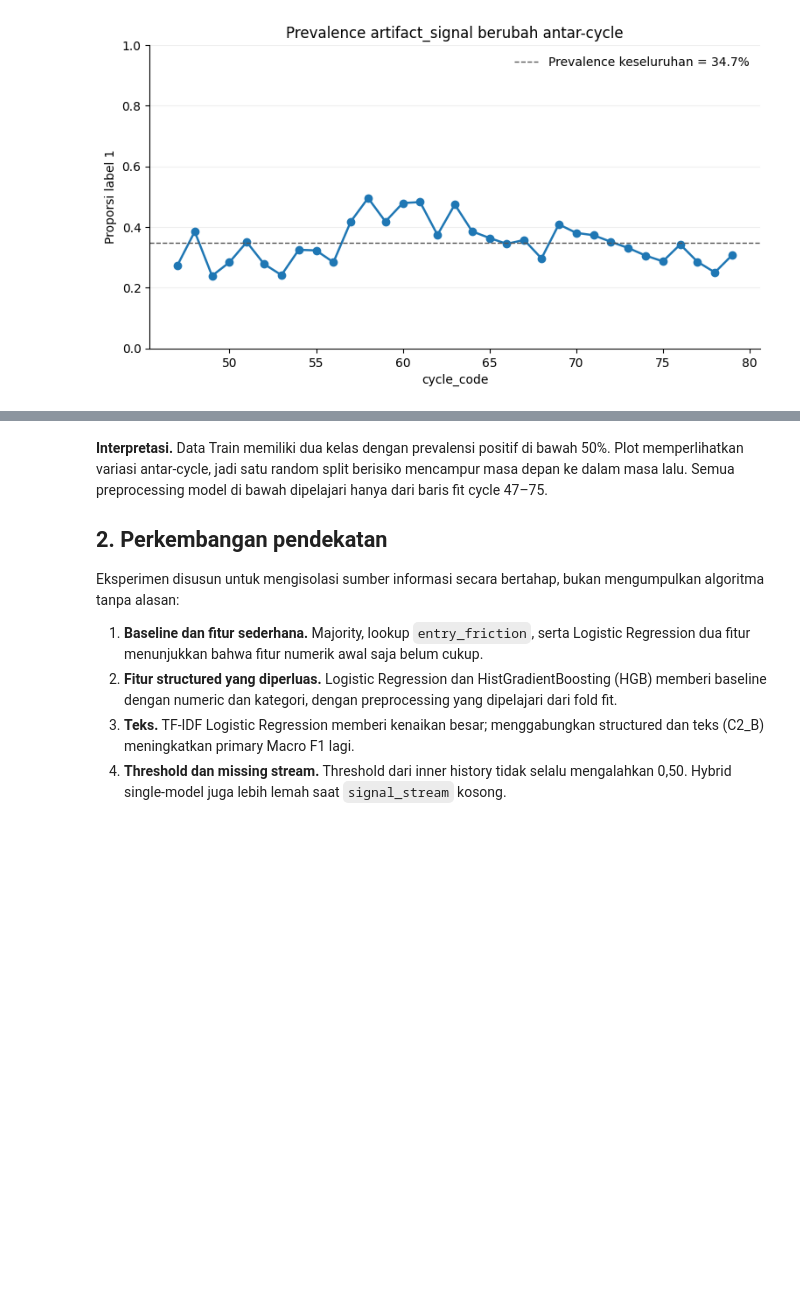
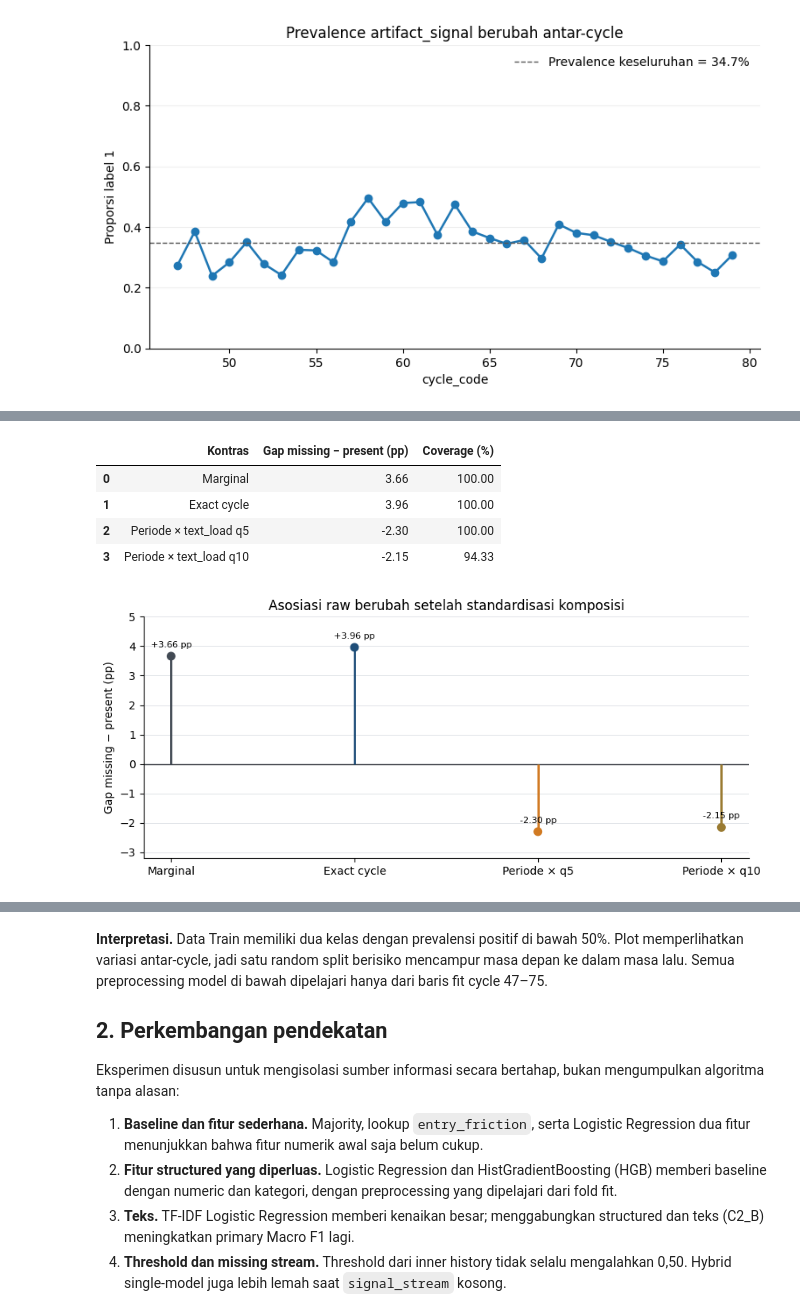
Before and after one commit to samindriano/tk2-kasdad, a Jupyter notebook: notebooks/samuel/10_samuel_final_classification.ipynb, the cells around one changed output, grey strips where cells are left out. Drawn from its saved outputs; the diff is of its cells as text; code cells hidden in the pictures; blank space fills up the shorter version.

Commit message:
Finalize Samuel availability EDA and verify academic notebooks

```diff
--- a/notebooks/samuel/10_samuel_final_classification.ipynb
+++ b/notebooks/samuel/10_samuel_final_classification.ipynb
@@ -200,0 +181,40 @@ EDA tidak membuktikan TTR menyebabkan kenaikan F1 atau merupakan fitur terbaik.
+# %%
+from src.eda.availability import (
+    add_global_quantile_bins, prepare_availability_frame,
+    prevalence_table, standardized_contrast,
+)
+
+eda_availability = prepare_availability_frame(train, stream_missing_mask(train))
+eda_marginal = prevalence_table(eda_availability, ['availability']).set_index('availability')
+eda_cycle, _ = standardized_contrast(eda_availability, ['cycle_code'], min_support=20)
+eda_q5_frame, _ = add_global_quantile_bins(eda_availability, 5)
+eda_period_q5, _ = standardized_contrast(eda_q5_frame, ['period', 'text_load_q5'], min_support=20)
+eda_q10_frame, _ = add_global_quantile_bins(eda_availability, 10)
+eda_period_q10, _ = standardized_contrast(eda_q10_frame, ['period', 'text_load_q10'], min_support=20)
+
+eda_contrasts = pd.DataFrame([
+    {'kontras':'Marginal', 'gap_pp':100*(eda_marginal.loc['missing','prevalence']-eda_marginal.loc['present','prevalence']), 'coverage':1.0},
+    {'kontras':'Exact cycle', 'gap_pp':eda_cycle['standardized_missing_minus_present_pp'], 'coverage':eda_cycle['coverage_all_rows']},
+    {'kontras':'Periode × text_load q5', 'gap_pp':eda_period_q5['standardized_missing_minus_present_pp'], 'coverage':eda_period_q5['coverage_all_rows']},
+    {'kontras':'Periode × text_load q10', 'gap_pp':eda_period_q10['standardized_missing_minus_present_pp'], 'coverage':eda_period_q10['coverage_all_rows']},
+])
+eda_display = eda_contrasts.assign(**{'Coverage (%)':100*eda_contrasts.coverage}).drop(columns='coverage')
+eda_display = eda_display.rename(columns={'kontras':'Kontras','gap_pp':'Gap missing − present (pp)'})
+display(eda_display.round(2))
+fig, ax = plt.subplots(figsize=(8.6,3.8))
+x = np.arange(len(eda_contrasts)); values = eda_contrasts.gap_pp.to_numpy()
+colors = ['#424a54','#1f4e79','#d17a22','#9a7b32']
+ax.axhline(0,color='#30343b',lw=1); ax.vlines(x,0,values,color=colors,lw=2); ax.scatter(x,values,color=colors,s=48,zorder=3)
+for i,row in eda_contrasts.iterrows():
+    ax.annotate(f"{row.gap_pp:+.2f} pp",(i,row.gap_pp),xytext=(0,8),textcoords='offset points',ha='center',fontsize=8)
+ax.set_xticks(x,['Marginal','Exact cycle','Periode × q5','Periode × q10'])
+ax.set_ylim(-3.2,5.0)
+ax.set_ylabel('Gap missing − present (pp)'); ax.set_title('Asosiasi raw berubah setelah standardisasi komposisi')
+ax.grid(axis='y',color='#e1e4e8',linewidth=.7); fig.tight_layout(); plt.show(); plt.close(fig)
+# %% [output]
+|  | Kontras | Gap missing − present (pp) | Coverage (%) |
+| 0 | Marginal | 3.66 | 100.00 |
+| 1 | Exact cycle | 3.96 | 100.00 |
+| 2 | Periode × text_load q5 | -2.30 | 100.00 |
+| 3 | Periode × text_load q10 | -2.15 | 94.33 |
+[figure, added]
```
Also changed, not shown: parts of 7 cells of this notebook, 21 other files.
